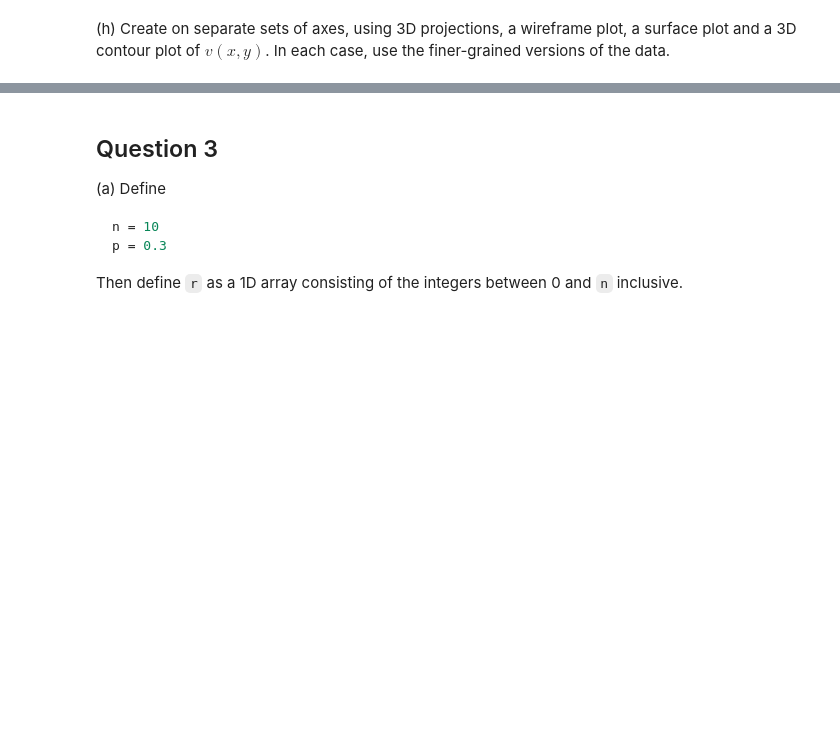
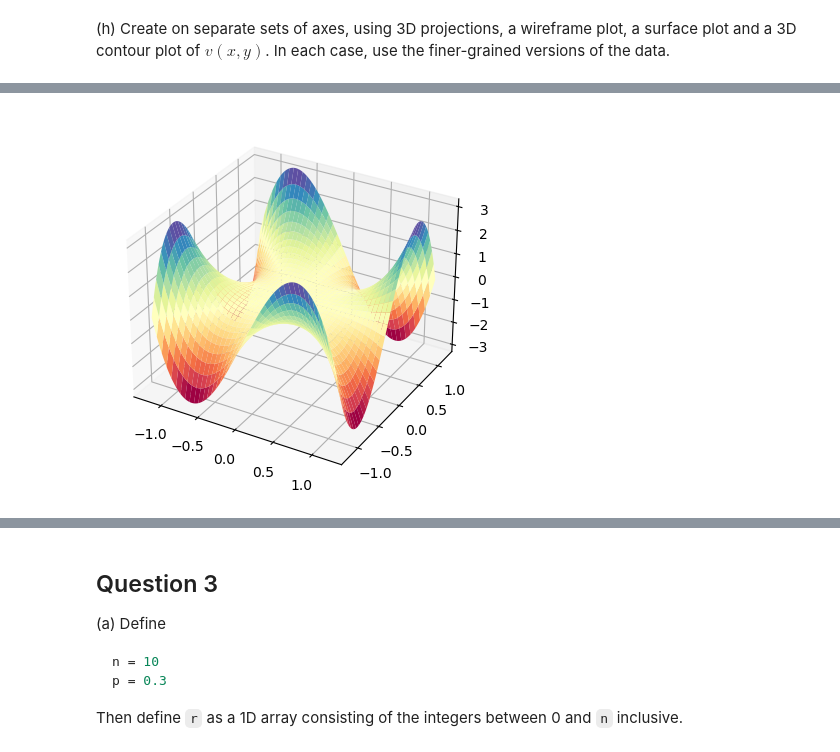
Before and after one commit to Imperial-MATH40006/math40006-2022-23-term2-week4-AridJazzBand, a Jupyter notebook: term2week4.ipynb, the cells around one changed output, grey strips where cells are left out. Drawn from its saved outputs; the diff is of its cells as text; code cells hidden in the pictures; blank space fills up the shorter version.

```diff
--- a/term2week4.ipynb
+++ b/term2week4.ipynb
@@ -388,5 +396,12 @@ raise NotImplementedError()
 # %%
-# Cell for second plot
-# YOUR CODE HERE
-raise NotImplementedError()
+# Surface Plot
+
+fig = plt.pyplot.figure()
+ax = fig.add_subplot(projection='3d')
+
+surfplot = ax.plot_surface(x2, y2, veval(x2, y2), cmap="Spectral")
+
+plt.pyplot.show()
+# %% [output]
+[figure, added]
 # %%
```
Also changed, not shown: parts of 16 cells of this notebook.
